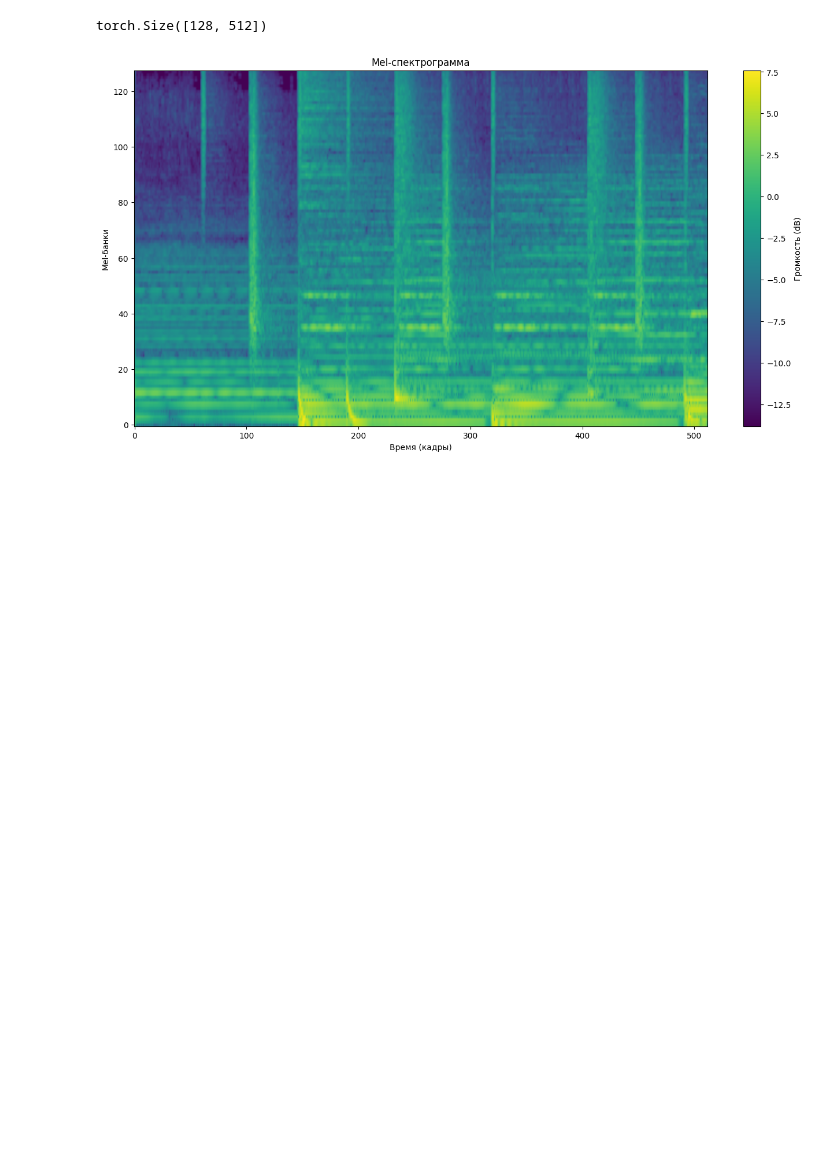
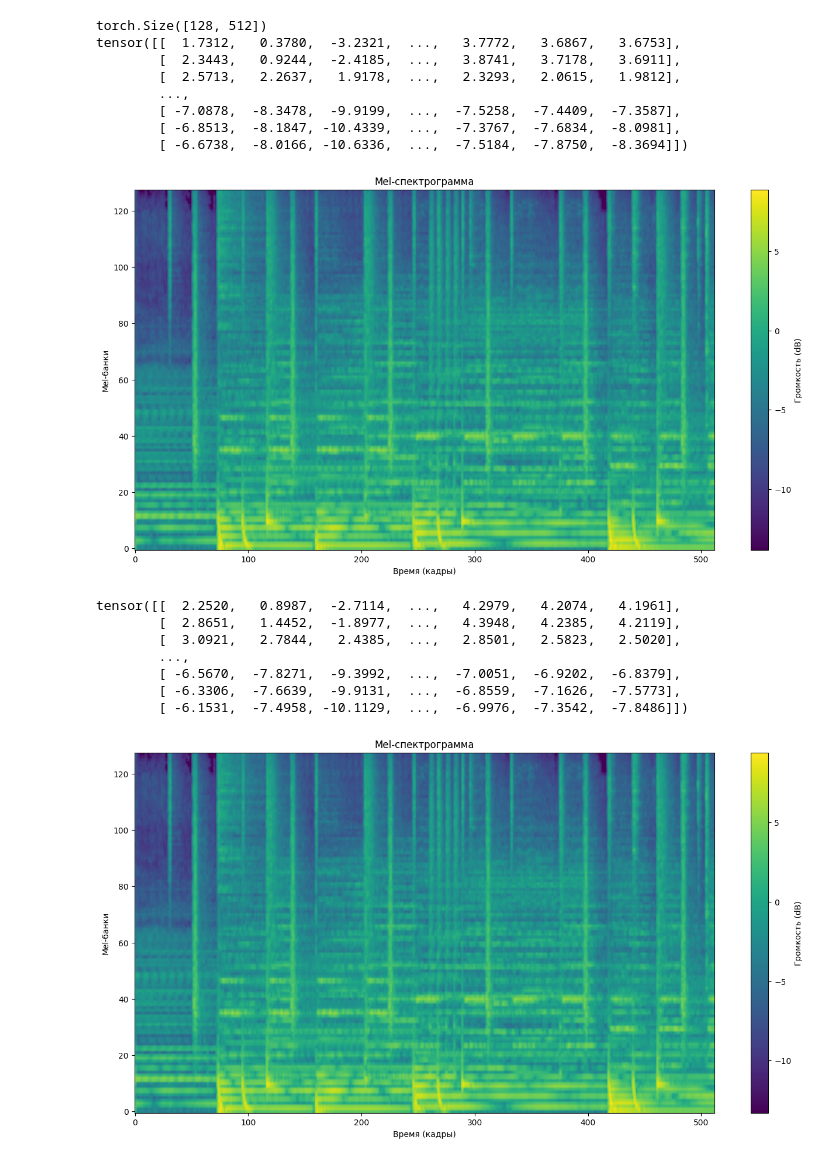
Before and after one commit to ivag0/nmus, a Jupyter notebook: notebooks/01_data_exploration.ipynb, the cells around one changed output. Cells and saved outputs as stored; diff of their text form; code cells hidden in the pictures; blank space fills up the shorter version.

```diff
--- a/notebooks/01_data_exploration.ipynb
+++ b/notebooks/01_data_exploration.ipynb
@@ -211,52 +210,84 @@ plt.show()
 [figure]
 # %%
 import warnings
+import random
 
 # убираем предупреждения
 warnings.filterwarnings("ignore", message=".*TorchCodec.*")
 warnings.filterwarnings("ignore", message=".*StreamingMediaDecoder.*")
 
+#mel-спектрограмма
+def spektr_view(mel_spektr):
+    plt.figure(figsize=(16, 8))
+    plt.imshow(mel_spektr[:,:].numpy(), cmap='viridis', origin='lower', aspect='auto')
+    plt.colorbar(label='Громкость (dB)')
+    plt.title("Mel-спектрограмма")
+    plt.xlabel("Время (кадры)")
+    plt.ylabel("Mel-банки")
+    plt.show()
+
+    # #waveform
+    # plt.figure(figsize=(12, 4))
+    # plt.plot(waveform[0].numpy())  # первый канал
+    # plt.title("Waveform")
+    # plt.xlabel("Samples")
+    # plt.ylabel("Amplitude")
+    # plt.show()
+
 # А вот уже и то с чем можно будет работать
-def preprocess_audio(audio_path, target_sr = 22050) -> torch.Tensor:
+def preprocess_audio(audio_path, target_sr = 22050, noise = False) -> torch.Tensor:
     waveform, sr = torchaudio.load(audio_path, normalize=True, channels_first=True)
     #уменьшил частоту дискретизации, чтобы ещё меньше датасет весил, а то везде 44100 Гц или почти везде
     if sr != target_sr:
         waveform = torchaudio.functional.resample(waveform, sr, target_sr)
 
     mel_spectrogram = torchaudio.transforms.MelSpectrogram(
         sample_rate=22050,
         n_mels=128,
-        n_fft=1024,
-        hop_length=256,
+        n_fft=2048,
+        hop_length=512,
         f_min=20,
-        f_max=11000
+        f_max=11025
     )(waveform)
 
     mel_spectrogram = torch.log(mel_spectrogram + 1e-6)
+
+    # добавим немного шума (это скорее всего сильно замедлит подготовку данных)
+    if noise:
+        for x in mel_spectrogram:
+            x += random.uniform(-1.0, 1.0)
 
     return mel_spectrogram[0,:,:512]
 
 mel_spektr = preprocess_audio("../data/train/00/7400.mp3")
 
 print(mel_spektr.shape)
+print(mel_spektr)
 
-# #waveform
-# plt.figure(figsize=(12, 4))
-# plt.plot(waveform[0].numpy())  # первый канал
-# plt.title("Waveform")
-# plt.xlabel("Samples")
-# plt.ylabel("Amplitude")
-# plt.show()
+spektr_view(mel_spektr)
 
-#mel-спектрограмма
-plt.figure(figsize=(16, 8))
-plt.imshow(mel_spektr[:,:].numpy(), cmap='viridis', origin='lower', aspect='auto')
-plt.colorbar(label='Громкость (dB)')
-plt.title("Mel-спектрограмма")
-plt.xlabel("Время (кадры)")
-plt.ylabel("Mel-банки")
-plt.show()
-#
+mel_spektr = preprocess_audio("../data/train/00/7400.mp3", noise = True)
+
+print(mel_spektr)
+spektr_view(mel_spektr)
+
+# визуально отличий практически не видно на спектрограммах
+# думаю было бы неплохо между эпохами добавлять немного шума, чтобы избежать переобучения
 # %% [output]
 torch.Size([128, 512])
+tensor([[  1.7312,   0.3780,  -3.2321,  ...,   3.7772,   3.6867,   3.6753],
+        [  2.3443,   0.9244,  -2.4185,  ...,   3.8741,   3.7178,   3.6911],
+        [  2.5713,   2.2637,   1.9178,  ...,   2.3293,   2.0615,   1.9812],
+        ...,
+        [ -7.0878,  -8.3478,  -9.9199,  ...,  -7.5258,  -7.4409,  -7.3587],
+        [ -6.8513,  -8.1847, -10.4339,  ...,  -7.3767,  -7.6834,  -8.0981],
+        [ -6.6738,  -8.0166, -10.6336,  ...,  -7.5184,  -7.8750,  -8.3694]])
-[figure, old version]
+[figure, new version]
+tensor([[  2.2520,   0.8987,  -2.7114,  ...,   4.2979,   4.2074,   4.1961],
+        [  2.8651,   1.4452,  -1.8977,  ...,   4.3948,   4.2385,   4.2119],
+        [  3.0921,   2.7844,   2.4385,  ...,   2.8501,   2.5823,   2.5020],
+        ...,
+        [ -6.5670,  -7.8271,  -9.3992,  ...,  -7.0051,  -6.9202,  -6.8379],
+        [ -6.3306,  -7.6639,  -9.9131,  ...,  -6.8559,  -7.1626,  -7.5773],
+        [ -6.1531,  -7.4958, -10.1129,  ...,  -6.9976,  -7.3542,  -7.8486]])
+[figure, added]
```
Also changed, not shown: parts of 4 cells of this notebook, 4 other files.
